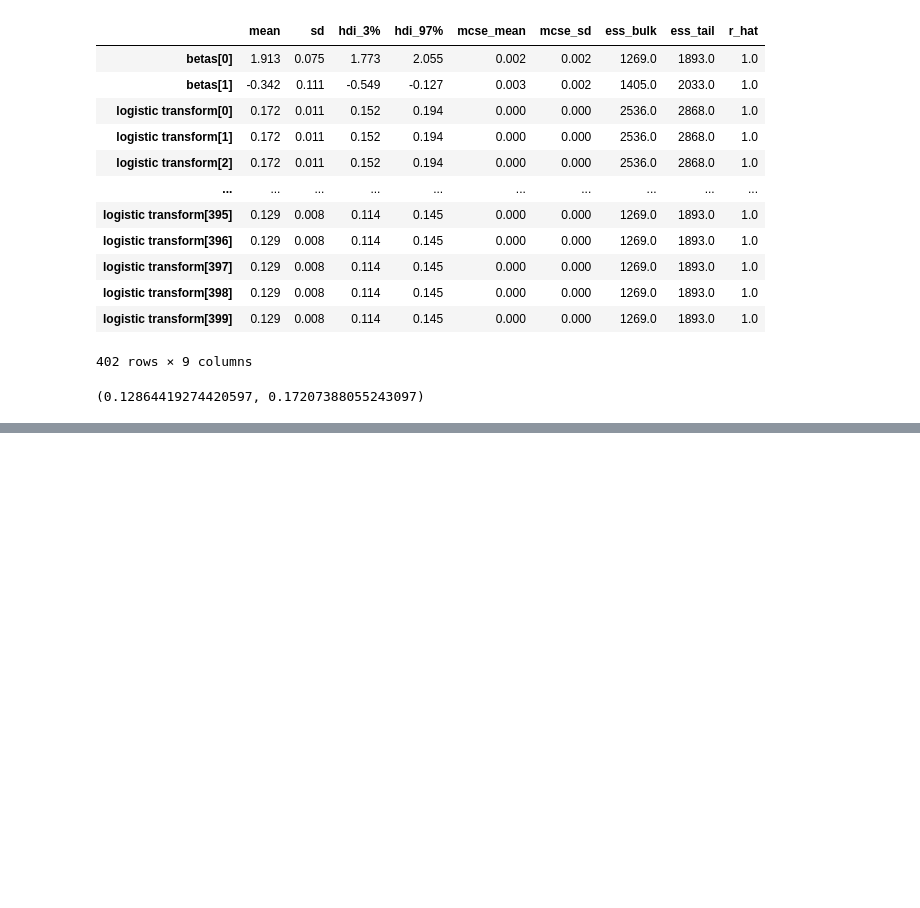
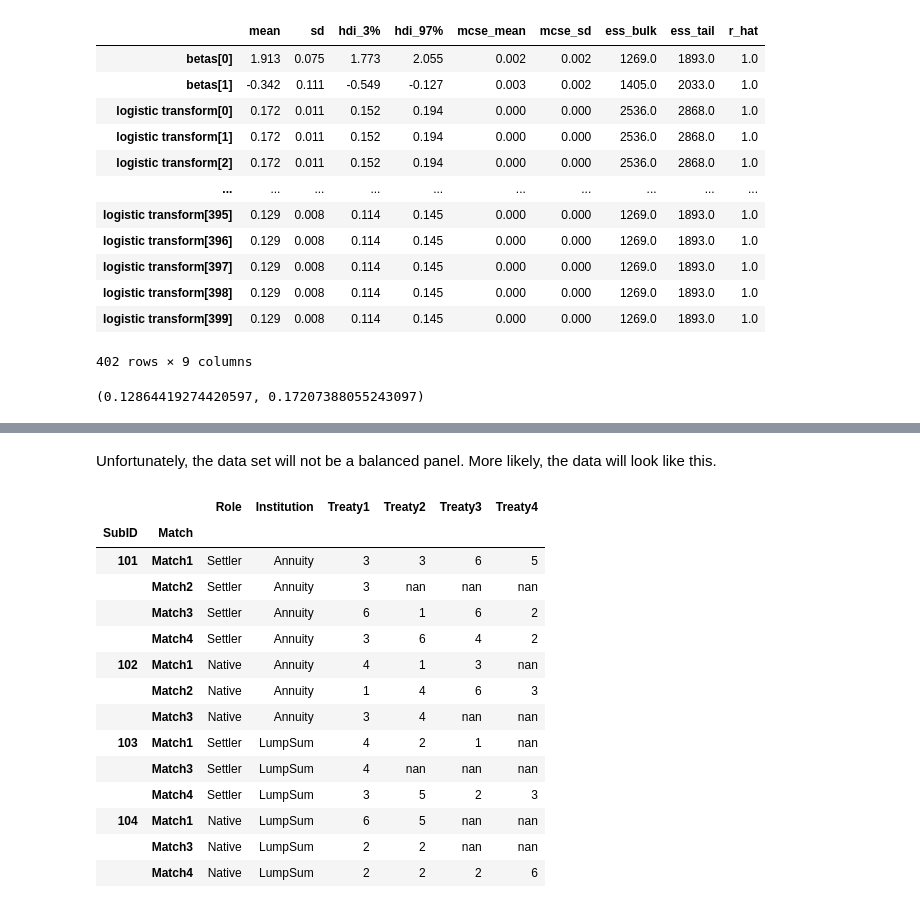
Before and after one commit to Nannanpeng/Treaty_Game, a Jupyter notebook: simulations/Treaty_length_simulation.ipynb, the cells around one changed output, grey strips where cells are left out. Saved outputs shown, nothing was run; the diff lists cells and outputs as text; code cells hidden in the pictures; blank space fills up the shorter version.

```diff
--- a/simulations/Treaty_length_simulation.ipynb
+++ b/simulations/Treaty_length_simulation.ipynb
@@ -389,0 +544,23 @@ res_5
+# %%
+for i in range(n_obs):
+    d.iloc[i, 5+np.random.randint(n_treaty):] = np.NaN
+# %% [markdown]
+Unfortunately, the data set will not be a balanced panel. More likely, the data will look like this.
+# %%
+d.drop(labels=np.random.randint(n_obs, size=4)).set_index(['SubID', 'Match'])
+# %% [output]
+|  |  | Role | Institution | Treaty1 | Treaty2 | Treaty3 | Treaty4 |
+| SubID | Match |  |  |  |  |  |  |
+| 101 | Match1 | Settler | Annuity | 3 | 3 | 6 | 5 |
+|  | Match2 | Settler | Annuity | 3 | nan | nan | nan |
+|  | Match3 | Settler | Annuity | 6 | 1 | 6 | 2 |
+|  | Match4 | Settler | Annuity | 3 | 6 | 4 | 2 |
+| 102 | Match1 | Native | Annuity | 4 | 1 | 3 | nan |
+|  | Match2 | Native | Annuity | 1 | 4 | 6 | 3 |
+|  | Match3 | Native | Annuity | 3 | 4 | nan | nan |
+| 103 | Match1 | Settler | LumpSum | 4 | 2 | 1 | nan |
+|  | Match3 | Settler | LumpSum | 4 | nan | nan | nan |
+|  | Match4 | Settler | LumpSum | 3 | 5 | 2 | 3 |
+| 104 | Match1 | Native | LumpSum | 6 | 5 | nan | nan |
+|  | Match3 | Native | LumpSum | 2 | 2 | nan | nan |
+|  | Match4 | Native | LumpSum | 2 | 2 | 2 | 6 |
```
Also changed, not shown: parts of 19 cells of this notebook.
